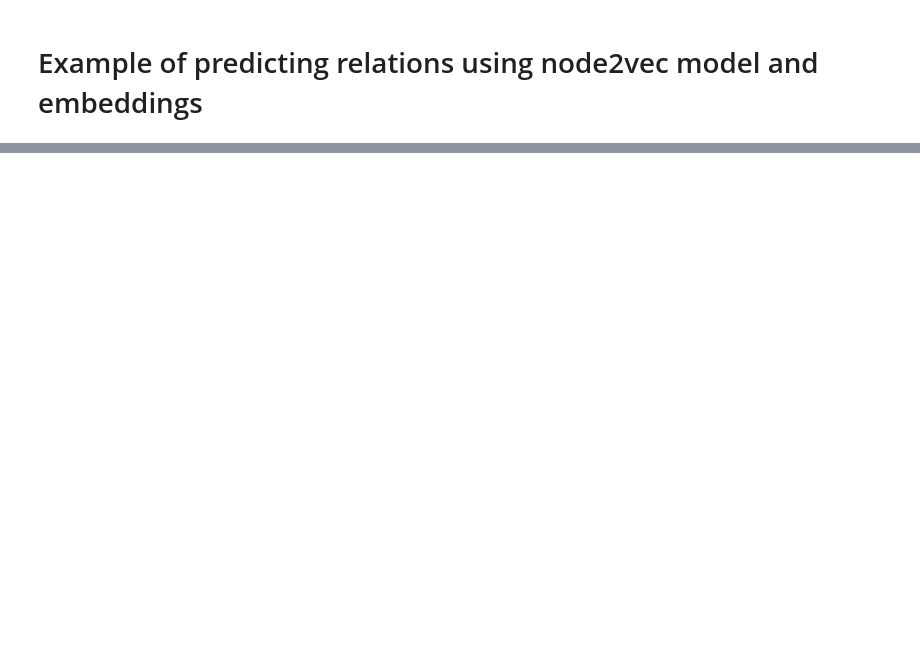
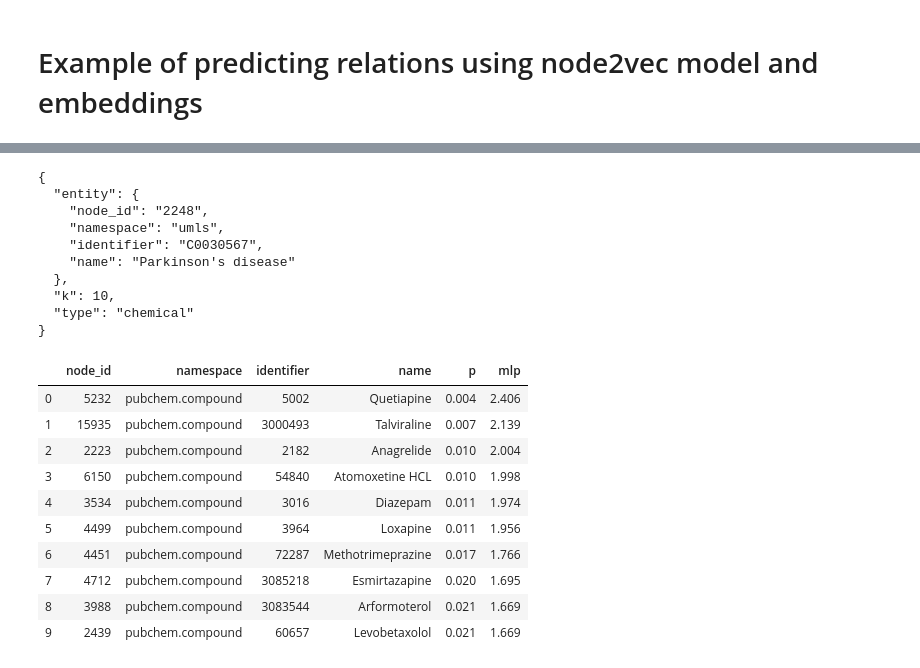
Before and after one commit to seffnet/seffnet, a Jupyter notebook: notebooks/Using the Predictive Model.ipynb, the cells around one changed output, grey strips where cells are left out. Saved outputs shown, nothing was run; the diff lists cells and outputs as text; code cells hidden in the pictures; blank space fills up the shorter version.

```diff
--- a/notebooks/Using the Predictive Model.ipynb
+++ b/notebooks/Using the Predictive Model.ipynb
@@ -293,3 +341,29 @@ df
+# %%
+query, df = get_predictions_df("umls:C0030567", 'chemical')
+print(json.dumps(query, indent=2))
+df
+# %% [output]
+{
+  "entity": {
+    "node_id": "2248",
+    "namespace": "umls",
+    "identifier": "C0030567",
+    "name": "Parkinson's disease"
+  },
+  "k": 10,
+  "type": "chemical"
+}
+|  | node_id | namespace | identifier | name | p | mlp |
+| 0 | 5232 | pubchem.compound | 5002 | Quetiapine | 0.004 | 2.406 |
+| 1 | 15935 | pubchem.compound | 3000493 | Talviraline | 0.007 | 2.139 |
+| 2 | 2223 | pubchem.compound | 2182 | Anagrelide | 0.010 | 2.004 |
+| 3 | 6150 | pubchem.compound | 54840 | Atomoxetine HCL | 0.010 | 1.998 |
+| 4 | 3534 | pubchem.compound | 3016 | Diazepam | 0.011 | 1.974 |
+| 5 | 4499 | pubchem.compound | 3964 | Loxapine | 0.011 | 1.956 |
+| 6 | 4451 | pubchem.compound | 72287 | Methotrimeprazine | 0.017 | 1.766 |
+| 7 | 4712 | pubchem.compound | 3085218 | Esmirtazapine | 0.020 | 1.695 |
+| 8 | 3988 | pubchem.compound | 3083544 | Arformoterol | 0.021 | 1.669 |
+| 9 | 2439 | pubchem.compound | 60657 | Levobetaxolol | 0.021 | 1.669 |
 # %%
 query, df = get_predictions_df('pubchem.compound:6234', 'phenotype')
 print(json.dumps(query, indent=2))
```
Also changed, not shown: parts of 21 cells of this notebook, 3 other files.
